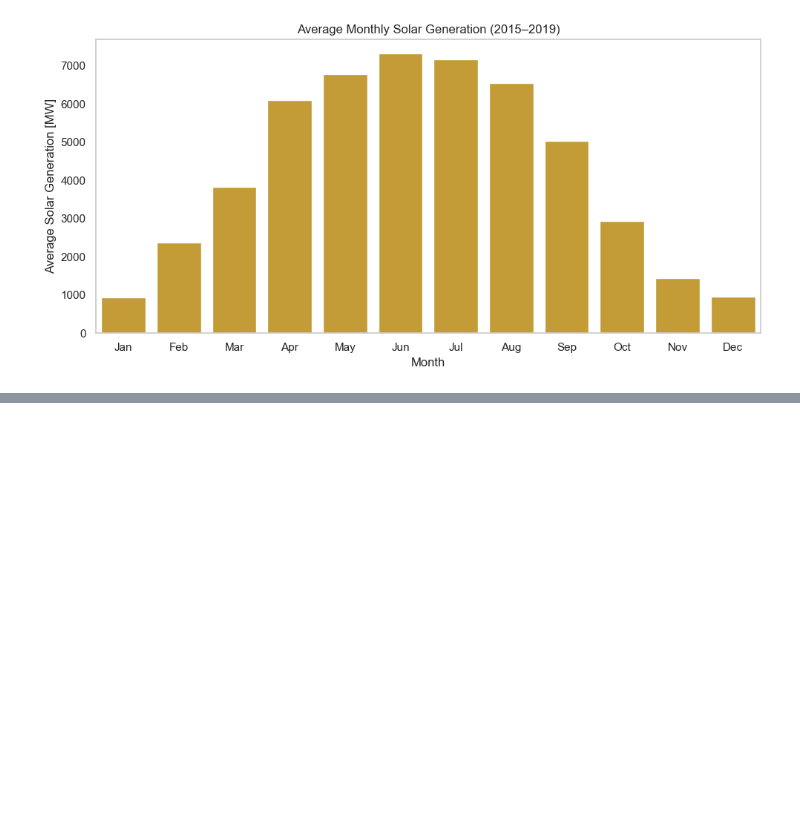
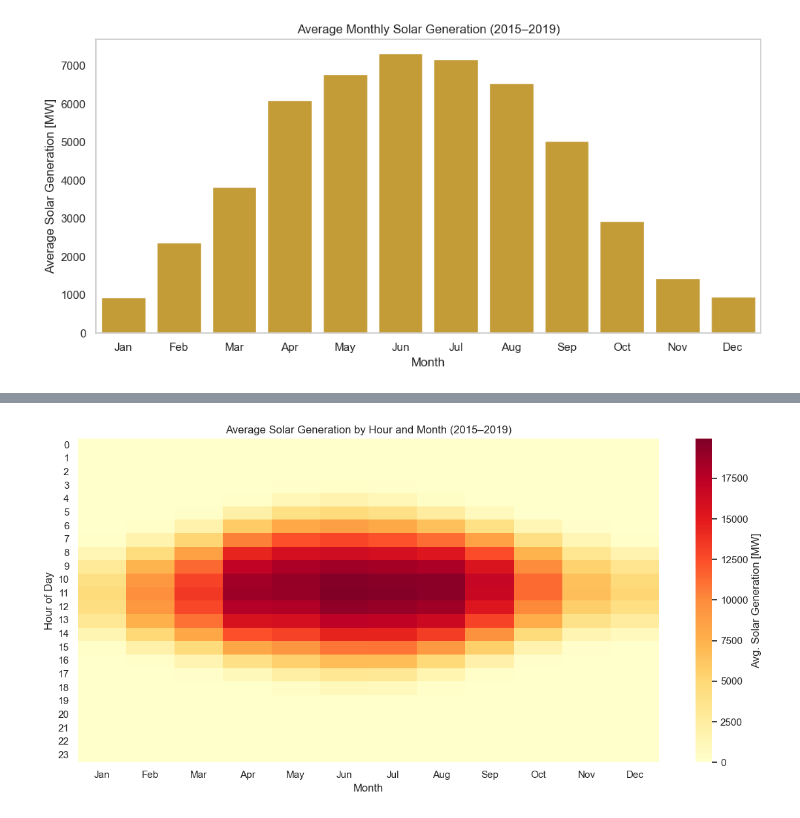
Before and after one commit to feizicodes/ml-netload-prediction, a Jupyter notebook: scr/EDA.de.ipynb, the cells around one changed output, grey strips where cells are left out. Cells and saved outputs as stored; diff of their text form; code cells hidden in the pictures; blank space fills up the shorter version.

```diff
--- a/scr/EDA.de.ipynb
+++ b/scr/EDA.de.ipynb
@@ -47,0 +75,27 @@ plt.show()
+# %%
+# Plot: Heatmap – Durchschnittliche Solarproduktion nach Stunde und Monat
+
+# Pivot-Tabelle: Zeilen = Stunde, Spalten = Monat, Werte = Durchschnittliche Solarproduktion
+solar_heatmap = df.pivot_table(
+    values="DE_solar_generation_actual",
+    index="hour",
+    columns="month",
+    aggfunc="mean"
+)
+
+# Darstellung
+plt.figure(figsize=(12, 6))
+sns.heatmap(solar_heatmap, cmap="YlOrRd", annot=False, fmt=".0f", cbar_kws={"label": "Avg. Solar Generation [MW]"})
+
+plt.title("Average Solar Generation by Hour and Month (2015–2019)")
+plt.xlabel("Month")
+plt.ylabel("Hour of Day")
+plt.xticks(ticks=[i + 0.5 for i in range(12)], labels=[
+    "Jan", "Feb", "Mar", "Apr", "May", "Jun",
+    "Jul", "Aug", "Sep", "Oct", "Nov", "Dec"
+])
+plt.yticks(rotation=0)
+plt.tight_layout()
+plt.show()
+# %% [output]
+[figure, added]
```
Also changed, not shown: parts of 7 cells of this notebook, 1 other file.
